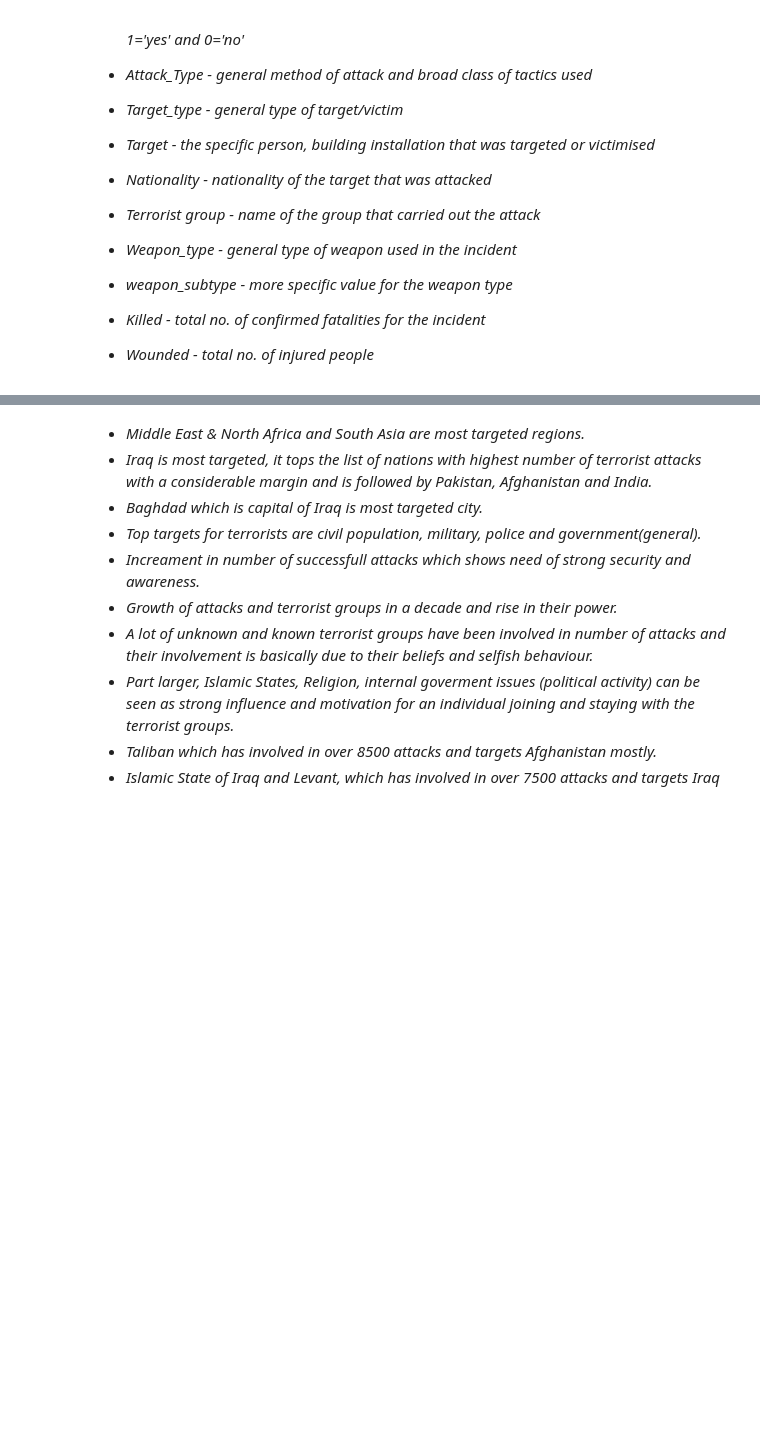
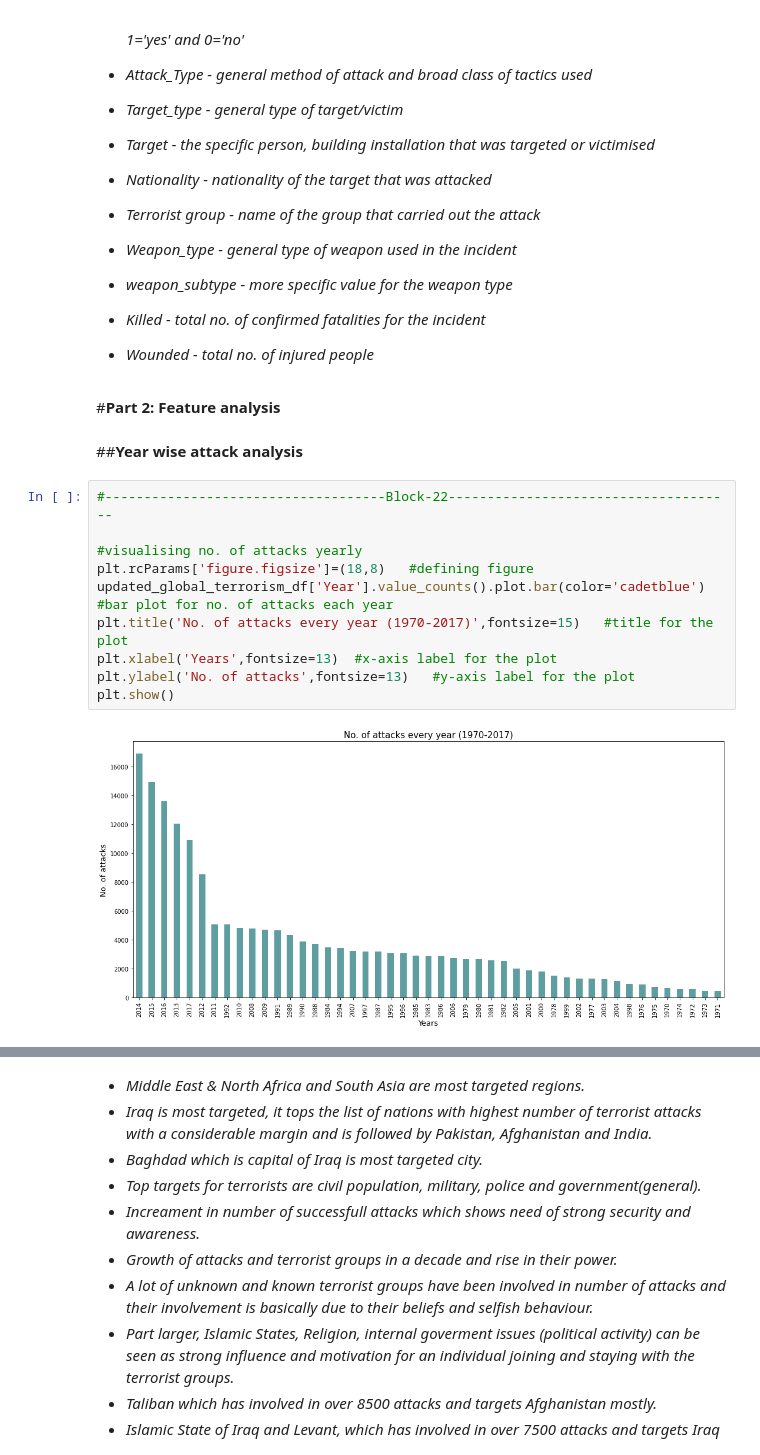
Before and after one commit to kiran9615/EDA-Global-Terrorism, a Jupyter notebook: EDA_on_Global_Terrorism.ipynb, the cells around one changed output, grey strips where cells are left out. Saved outputs shown, nothing was run; the diff lists cells and outputs as text; blank space fills up the shorter version.

Commit message:
Year wise attack analysis

```diff
--- a/EDA_on_Global_Terrorism.ipynb
+++ b/EDA_on_Global_Terrorism.ipynb
@@ -349,3 +349,19 @@ updated_global_terrorism_df.head(5)   #checking for first 5 observations in upda
 * *Killed - total no. of confirmed fatalities for the incident*
 
 * *Wounded - total no. of injured people*
+# %% [markdown]
+#**Part 2: Feature analysis**
+# %% [markdown]
+##**Year wise attack analysis**
+# %%
+#------------------------------------Block-22-------------------------------------
+
+#visualising no. of attacks yearly
+plt.rcParams['figure.figsize']=(18,8)   #defining figure
+updated_global_terrorism_df['Year'].value_counts().plot.bar(color='cadetblue')   #bar plot for no. of attacks each year
+plt.title('No. of attacks every year (1970-2017)',fontsize=15)   #title for the plot
+plt.xlabel('Years',fontsize=13)  #x-axis label for the plot
+plt.ylabel('No. of attacks',fontsize=13)   #y-axis label for the plot
+plt.show()
+# %% [output]
+[figure, added]
```
Also changed, not shown: parts of 13 cells of this notebook.
